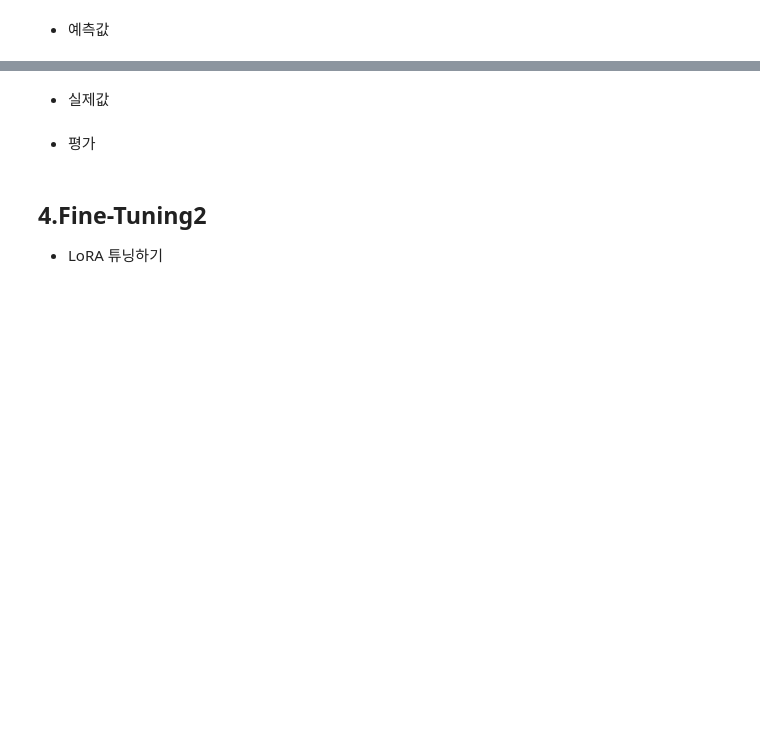
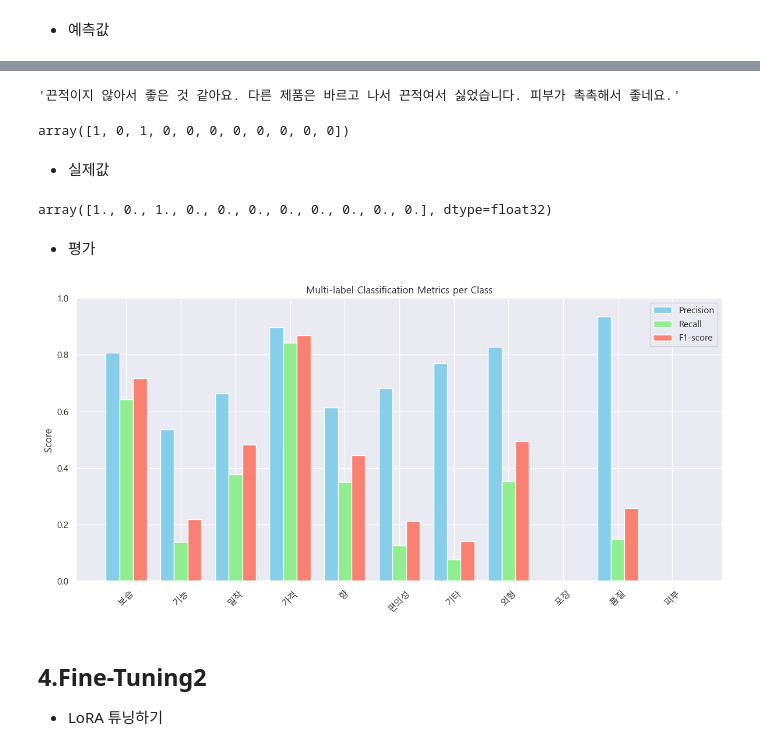
Before and after one commit to Sihyeon0123/AIVLE_School, a Jupyter notebook: 2차 미니프로젝트/Step2. 속성 검출(Multi-label) 분류.ipynb, the cells around one changed output, grey strips where cells are left out. Saved outputs shown, nothing was run; the diff lists cells and outputs as text; code cells hidden in the pictures; blank space fills up the shorter version.

```diff
--- a/2차 미니프로젝트/Step2. 속성 검출(Multi-label) 분류.ipynb
+++ b/2차 미니프로젝트/Step2. 속성 검출(Multi-label) 분류.ipynb
@@ -154,3 +266,5 @@ trainer = Trainer(
 # %% [markdown]
 ### (3) 학습
 * 7000건 학습데이터에 대해서, 학습 시간이 10~13분 정도 소요 됩니다.
+# %%
+trainer.train()
@@ -159,2 +286,4 @@ trainer = Trainer(
 # %% [markdown]
 * 예측값
+# %%
+pred_output = trainer.predict(val_ts)
@@ -161,7 +292,51 @@ trainer = Trainer(
+# %%
+logits = pred_output.predictions
+labels = pred_output.label_ids
+
+probs = 1 / (1 + np.exp(-logits))
+preds = (probs > 0.5).astype(int)
+
+index = 0
+display(val_ts[index]['text'])
+preds[index]
+# %% [output]
+'끈적이지 않아서 좋은 것 같아요. 다른 제품은 바르고 나서 끈적여서 싫었습니다. 피부가 촉촉해서 좋네요.'
+array([1, 0, 1, 0, 0, 0, 0, 0, 0, 0, 0])
 # %% [markdown]
 * 실제값
+# %%
+labels[index]
+# %% [output]
+array([1., 0., 1., 0., 0., 0., 0., 0., 0., 0., 0.], dtype=float32)
 # %% [markdown]
 * 평가
+# %%
+from sklearn.metrics import precision_recall_fscore_support
+
+precision, recall, f1, _ = precision_recall_fscore_support(
+    labels,
+    preds,
+    average=None,
+    zero_division=0
+)
+# %%
+x = np.arange(len(labels_list))
+width = 0.25
+
+plt.figure(figsize=(12,6))
+plt.bar(x - width, precision, width, label='Precision', color='skyblue')
+plt.bar(x, recall, width, label='Recall', color='lightgreen')
+plt.bar(x + width, f1, width, label='F1-score', color='salmon')
+
+plt.xticks(x, labels_list, rotation=45)
+plt.ylim(0, 1)
+plt.ylabel('Score')
+plt.title('Multi-label Classification Metrics per Class')
+plt.legend()
+plt.tight_layout()
+plt.show()
+# %% [output]
+[figure, added]
 # %% [markdown]
 ## 4.Fine-Tuning2
 * LoRA 튜닝하기
```
Also changed, not shown: parts of 33 cells of this notebook, 1 other file.
